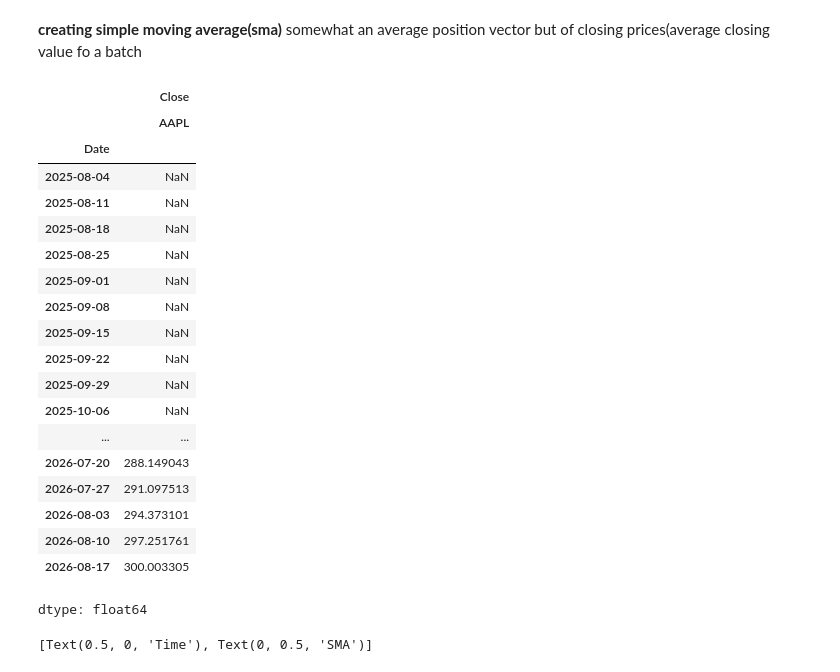
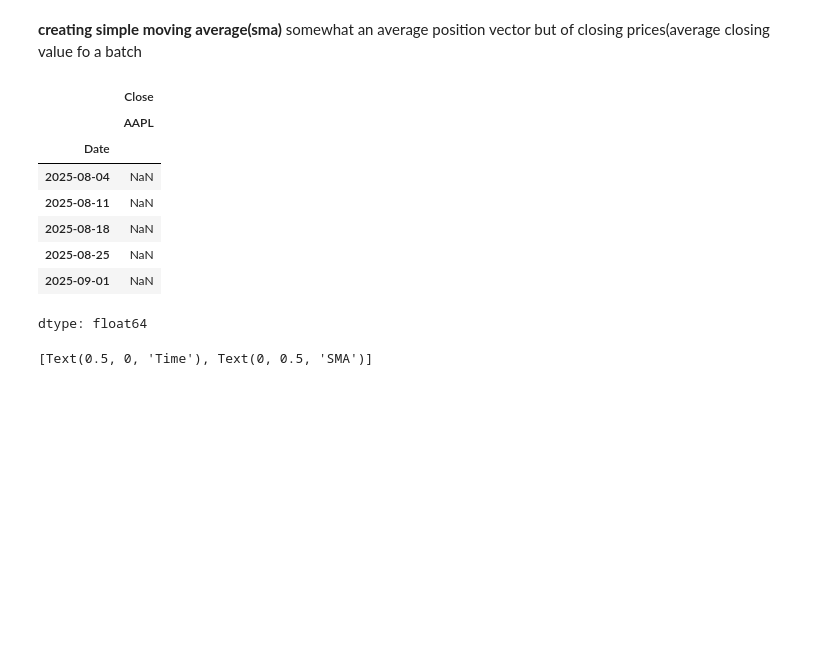
Before and after one commit to harjasjolly-create/algorithmic-stock-rating-program, a Jupyter notebook: hypothesis_verifier.ipynb, the cells around one changed output. Cells and saved outputs as stored; diff of their text form; code cells hidden in the pictures; blank space fills up the shorter version.

```diff
--- a/hypothesis_verifier.ipynb
+++ b/hypothesis_verifier.ipynb
@@ -34,27 +34,16 @@ close,high,low,open,volume=df.iloc[:,0],df.iloc[:,1],df.iloc[:,2],df.iloc[:,3],d
 **creating simple moving average(sma)** somewhat an average position vector but of closing prices(average closing value fo a batch
 # %%
 sma=close.rolling(window=20).mean()#taking batch of 20 weeks at a time, shifting by 1
-sma
+sma.head()
 # %% [output]
 |  | Close |
 |  | AAPL |
 | Date |  |
 | 2025-08-04 | NaN |
 | 2025-08-11 | NaN |
 | 2025-08-18 | NaN |
 | 2025-08-25 | NaN |
 | 2025-09-01 | NaN |
-| 2025-09-08 | NaN |
-| 2025-09-15 | NaN |
-| 2025-09-22 | NaN |
-| 2025-09-29 | NaN |
-| 2025-10-06 | NaN |
-| ... | ... |
-| 2026-07-20 | 288.149043 |
-| 2026-07-27 | 291.097513 |
-| 2026-08-03 | 294.373101 |
-| 2026-08-10 | 297.251761 |
-| 2026-08-17 | 300.003305 |
 dtype: float64
 # %%
 #visualizing sma
```
Also changed, not shown: parts of 16 cells of this notebook.
